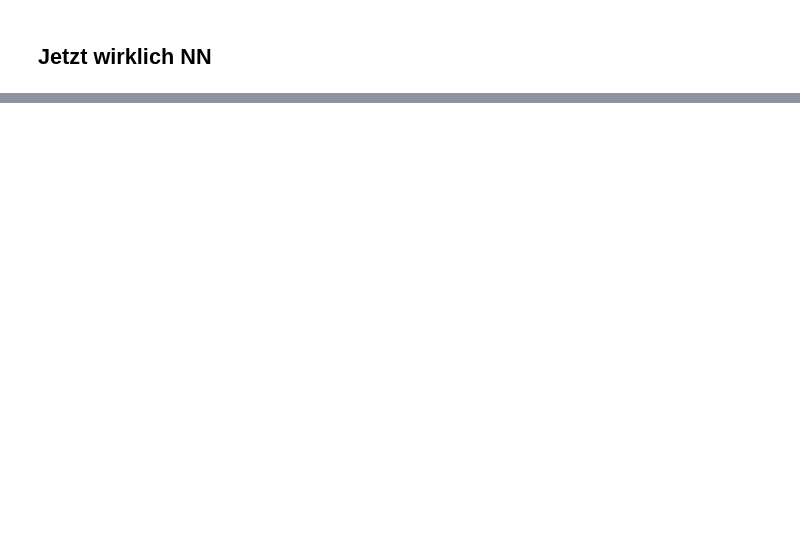
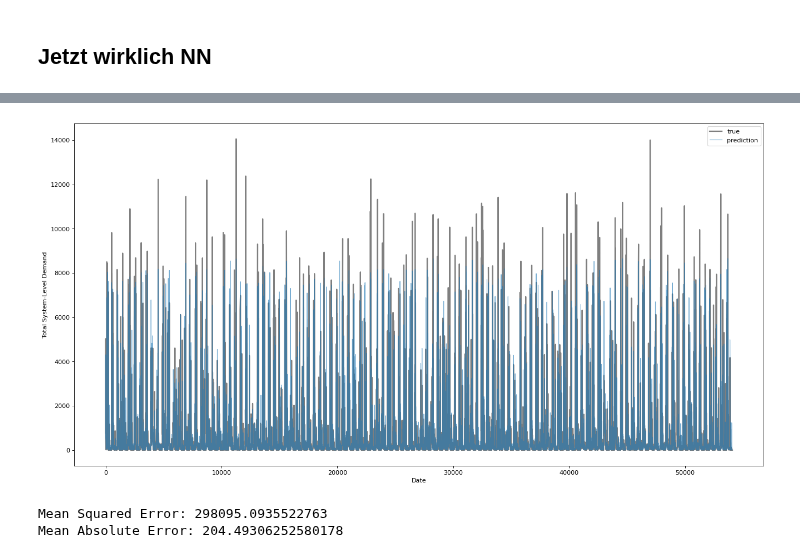
Before and after one commit to lniggemann/AAA_2023, a Jupyter notebook: 04_NN.ipynb, the cells around one changed output, grey strips where cells are left out. Drawn from its saved outputs; the diff is of its cells as text; code cells hidden in the pictures; blank space fills up the shorter version.

Commit message:
Neural Networks first try

```diff
--- a/04_NN.ipynb
+++ b/04_NN.ipynb
@@ -130,2 +98,23 @@ Mean Absolute Error: 313.03284591371505
 # %% [markdown]
 ## Jetzt wirklich NN
+# %%
+def plot_true_vs_prediction(y_pred,y_test):
+
+    y_pred = y_pred.flatten()
+    # create sorted series for true and predicted values
+    y_pred_series = pd.Series(np.array(y_pred) ,index = y_test.index)
+    y_pred_series_sorted = y_pred_series.sort_index()
+    y_test_sorted = y_test.sort_index()
+
+    # plot true vs predicted values
+    fig,ax = plt.subplots(figsize = (20, 10), dpi = 80)
+    ax.plot(y_test_sorted, label = "true", linewidth = 2, color = "tab:gray")
+    ax.plot(y_pred_series_sorted, label = "prediction", linewidth = 1, alpha = 0.6, color = "tab:blue")
+    ax.set_ylabel('Total System-Level Demand')
+    ax.set_xlabel('Date')
+    ax.legend()
+    plt.show()
+
+    # evaluation metrics
+    print("Mean Squared Error:",mean_squared_error(y_test,y_pred))
+    print("Mean Absolute Error:",mean_absolute_error(y_test,y_pred))
@@ -131,0 +172,4 @@ Mean Absolute Error: 313.03284591371505
+# %%
+# Determine the number of input layers based on X_encoded shape
+num_input_layers = X.shape[1]
+num_input_layers
@@ -131,0 +178,18 @@ Mean Absolute Error: 313.03284591371505
+# %%
+# Define the neural network architecture
+model = Sequential()
+model.add(Dense(32, activation='relu', input_shape=(num_input_layers,)))
+model.add(Dense(16, activation='relu'))
+model.add(Dense(8, activation='relu'))
+model.add(Dense(1, activation='linear'))
+
+# Compile the model
+#model.compile(loss='mean_squared_error', optimizer='adam')
+opt = RMSprop(learning_rate=0.001)
+model.compile(optimizer=opt, loss='mse', metrics=['mae'])
+#model.compile(optimizer='adam', loss='mean_squared_error', metrics=['mae'])
+# %%
+# Train the model
+#history = model.fit(X_train, y_train, validation_data=(X_test, y_test), epochs=10, batch_size=64)
+#model.fit(X_train, y_train, epochs=30, batch_size=32)
+history = model.fit(X_train, y_train, validation_data=(X_val, y_val), epochs=30, batch_size=32)
@@ -131,0 +230,3 @@ Mean Absolute Error: 313.03284591371505
+# %%
+plot_true_vs_prediction(model.predict(X_test),y_test)
+# %% [output]
@@ -131,0 +234,3 @@ Mean Absolute Error: 313.03284591371505
+[figure, added]
+Mean Squared Error: 298095.0935522763
+Mean Absolute Error: 204.49306252580178
```
Also changed, not shown: parts of 32 cells of this notebook, 1 other file.
